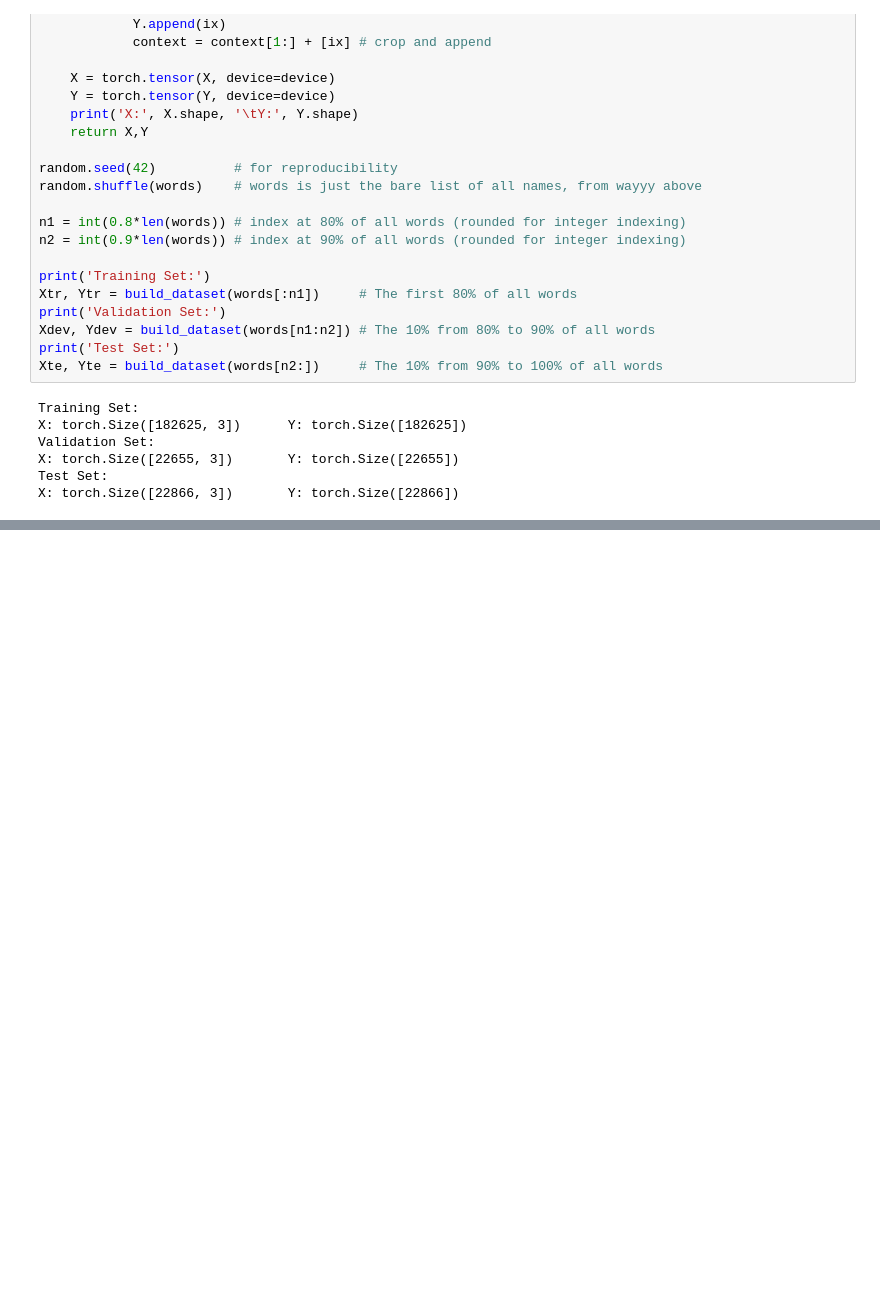
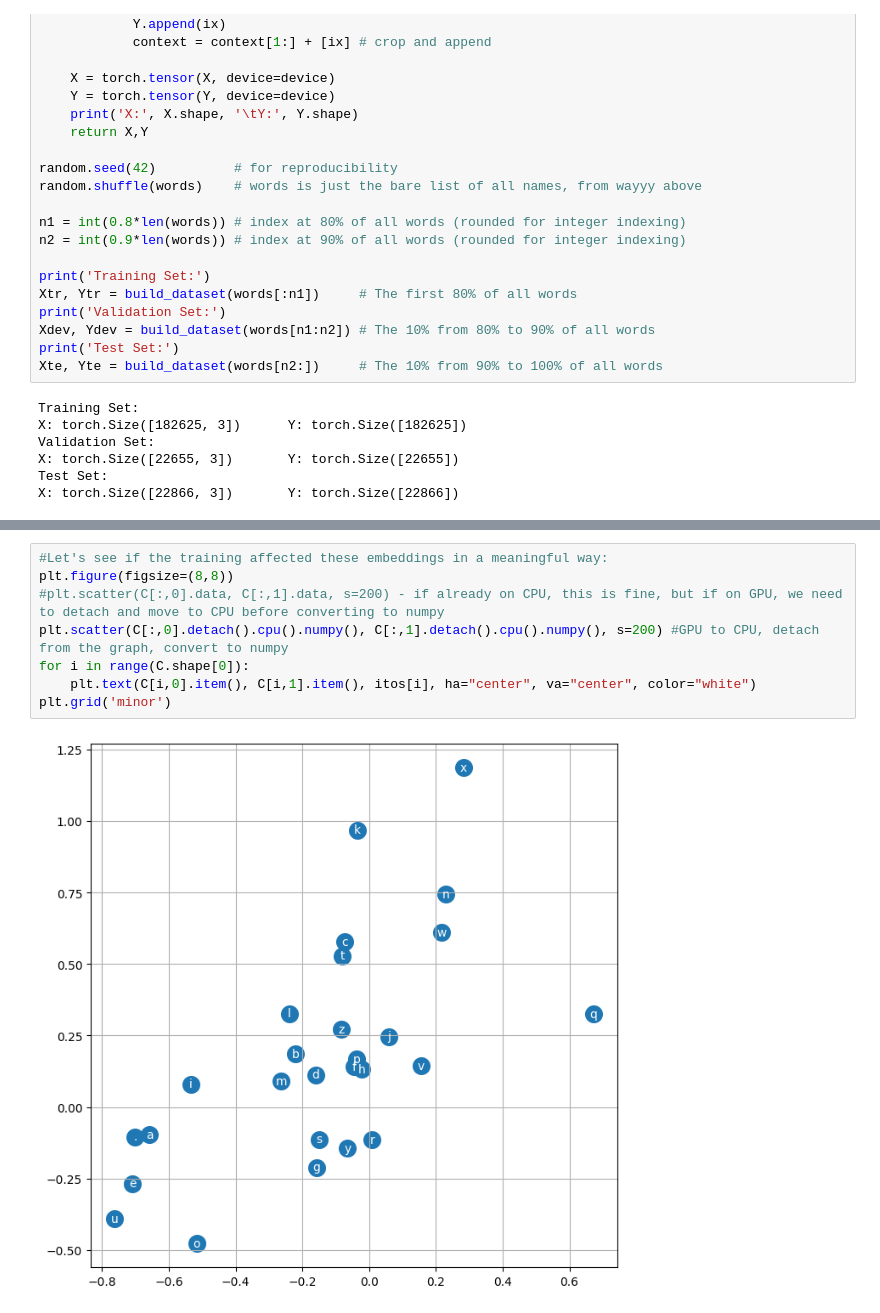
Before and after one commit to oganiler/pytorch_blackwell_jupyter_notebooks, a Jupyter notebook: karpathy/karpathy_L3_MLP_WholeDataset_SplitDataset.ipynb, the cells around one changed output, grey strips where cells are left out. Drawn from its saved outputs; the diff is of its cells as text; blank space fills up the shorter version.

```diff
--- a/karpathy/karpathy_L3_MLP_WholeDataset_SplitDataset.ipynb
+++ b/karpathy/karpathy_L3_MLP_WholeDataset_SplitDataset.ipynb
@@ -188,0 +198,10 @@ aolyinan.
+# %%
+#Let's see if the training affected these embeddings in a meaningful way:
+plt.figure(figsize=(8,8))
+#plt.scatter(C[:,0].data, C[:,1].data, s=200) - if already on CPU, this is fine, but if on GPU, we need to detach and move to CPU before converting to numpy
+plt.scatter(C[:,0].detach().cpu().numpy(), C[:,1].detach().cpu().numpy(), s=200) #GPU to CPU, detach from the graph, convert to numpy
+for i in range(C.shape[0]):
+    plt.text(C[i,0].item(), C[i,1].item(), itos[i], ha="center", va="center", color="white")
+plt.grid('minor')
+# %% [output]
+[figure, added]
```
Also changed, not shown: parts of 7 cells of this notebook.
